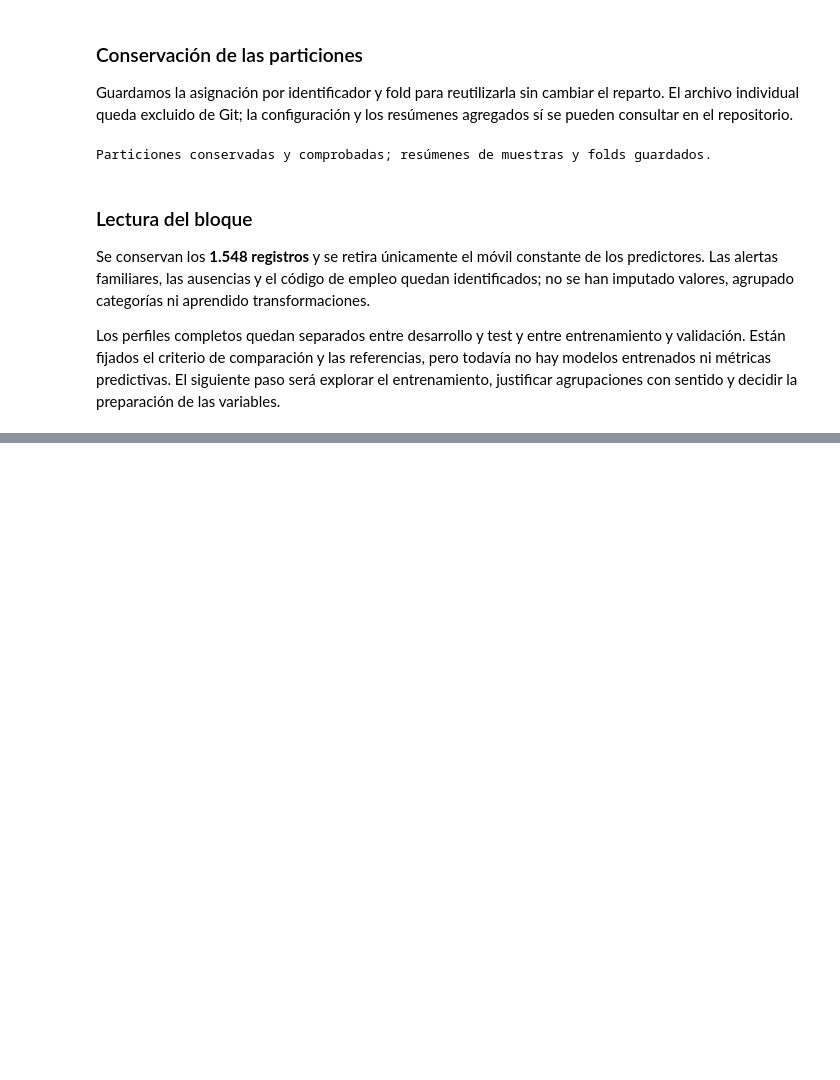
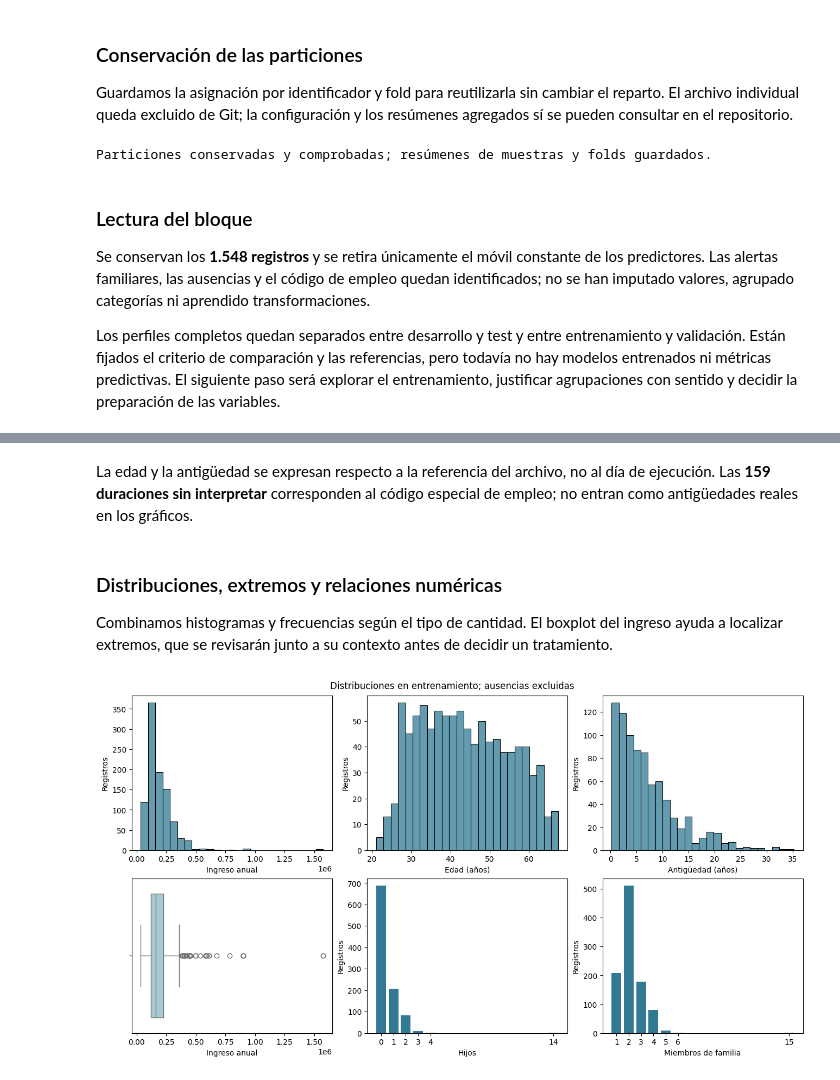
Before and after one commit to toni-oc/clasificacion-solicitudes-tarjeta, a Jupyter notebook: notebooks/01-analisis-y-modelado.ipynb, the cells around one changed output, grey strips where cells are left out. Drawn from its saved outputs; the diff is of its cells as text; code cells hidden in the pictures; blank space fills up the shorter version.

Commit message:
Implementar exploración y preparación de variables

```diff
--- a/notebooks/01-analisis-y-modelado.ipynb
+++ b/notebooks/01-analisis-y-modelado.ipynb
@@ -383,0 +401,10 @@ Pendiente de desarrollo: estudiar las variables en el entrenamiento del primer f
+# %%
+vista = representar_variables(X_train)
+cantidades = vista[NUMERICAS]
+nombres = {
+    "Annual_income": "Ingreso anual", "CHILDREN": "Hijos", "Family_Members": "Miembros de familia",
+    "Edad_anios": "Edad (años)", "Antiguedad_anios": "Antigüedad (años)",
+}
+resumen_numerico = cantidades.describe(percentiles=[0.25, 0.5, 0.75, 0.99]).T
+resumen_numerico["ausentes"] = cantidades.isna().sum()
+display(resumen_numerico.rename(index=nombres).round(2))
@@ -383,0 +418,21 @@ Pendiente de desarrollo: estudiar las variables en el entrenamiento del primer f
+# %% [markdown]
+La edad y la antigüedad se expresan respecto a la referencia del archivo, no al día de ejecución. Las **159 duraciones sin interpretar** corresponden al código especial de empleo; no entran como antigüedades reales en los gráficos.
+# %% [markdown]
+### Distribuciones, extremos y relaciones numéricas
+
+Combinamos histogramas y frecuencias según el tipo de cantidad. El boxplot del ingreso ayuda a localizar extremos, que se revisarán junto a su contexto antes de decidir un tratamiento.
+# %%
+fig, axes = plt.subplots(2, 3, figsize=(13, 7), layout="constrained")
+for ax, campo in zip(axes[0], ["Annual_income", "Edad_anios", "Antiguedad_anios"]):
+    sns.histplot(cantidades[campo].dropna(), bins=25, ax=ax, color="#327a94")
+    ax.set(xlabel=nombres[campo], ylabel="Registros")
+sns.boxplot(x=cantidades["Annual_income"], ax=axes[1, 0], color="#a2ced8")
+axes[1, 0].set(xlabel="Ingreso anual")
+for ax, campo in zip(axes[1, 1:], ["CHILDREN", "Family_Members"]):
+    frecuencia = cantidades[campo].value_counts().sort_index()
+    ax.bar(frecuencia.index, frecuencia.values, color="#327a94")
+    ax.set(xlabel=nombres[campo], ylabel="Registros", xticks=frecuencia.index)
+fig.suptitle("Distribuciones en entrenamiento; ausencias excluidas")
+plt.show()
+# %% [output]
+[figure, added]
```
Also changed, not shown: parts of 30 cells of this notebook, 12 other files.
